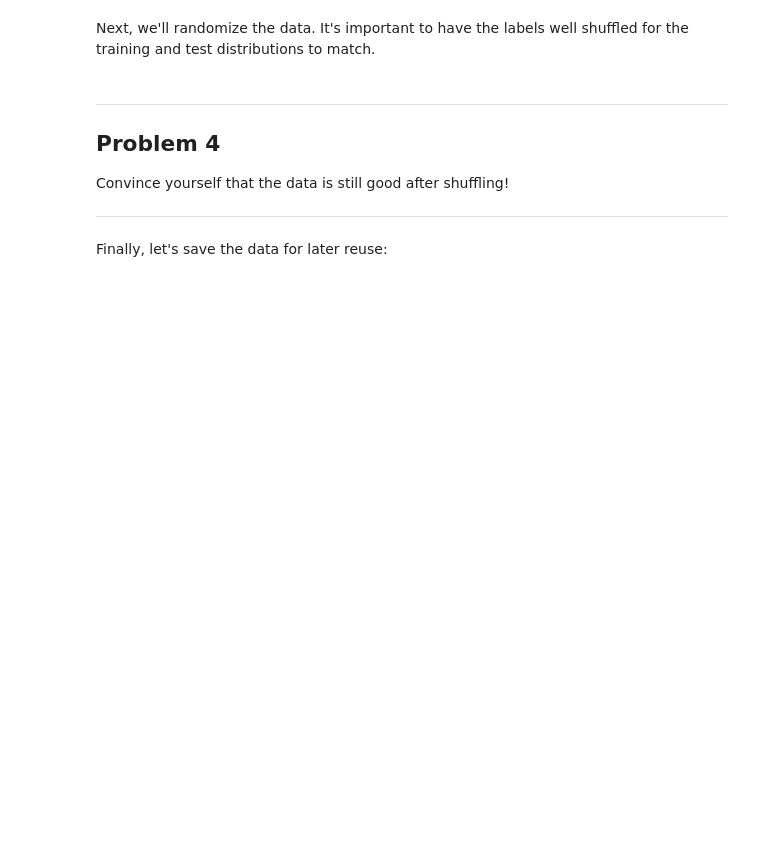
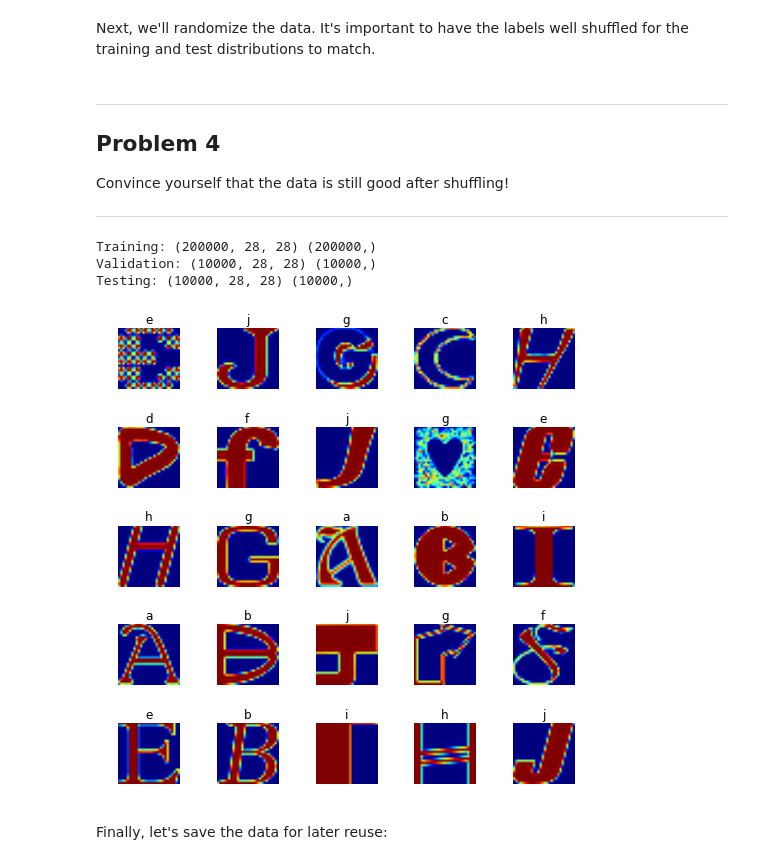
Before and after one commit to wangz10/UdacityDeepLearning, a Jupyter notebook: 1_notmnist.ipynb, the cells around one changed output. Saved outputs shown, nothing was run; the diff lists cells and outputs as text; code cells hidden in the pictures; blank space fills up the shorter version.

```diff
--- a/1_notmnist.ipynb
+++ b/1_notmnist.ipynb
@@ -296,6 +300,29 @@ Problem 4
 Convince yourself that the data is still good after shuffling!
 
 ---
+# %%
+# Check the shapes are still good
+print('Training:', train_dataset.shape, train_labels.shape)
+print('Validation:', valid_dataset.shape, valid_labels.shape)
+print('Testing:', test_dataset.shape, test_labels.shape)
+# %% [output]
+Training: (200000, 28, 28) (200000,)
+Validation: (10000, 28, 28) (10000,)
+Testing: (10000, 28, 28) (10000,)
+# %%
+# Peek some images and labels
+letters = 'abcdefghij'
+fig, axes = plt.subplots(5, 5, figsize=(7,7))
+axes = axes.ravel()
+for i in range(5*5):
+    axes[i].imshow(train_dataset[i])
+    axes[i].set_axis_off()
+    label = train_labels[i]
+    letter = letters[label]
+    axes[i].set_title(letter)
+fig.tight_layout()
+# %% [output]
+[figure, added]
 # %% [markdown]
 Finally, let's save the data for later reuse:
 # %%
```
Also changed, not shown: parts of 12 cells of this notebook.
